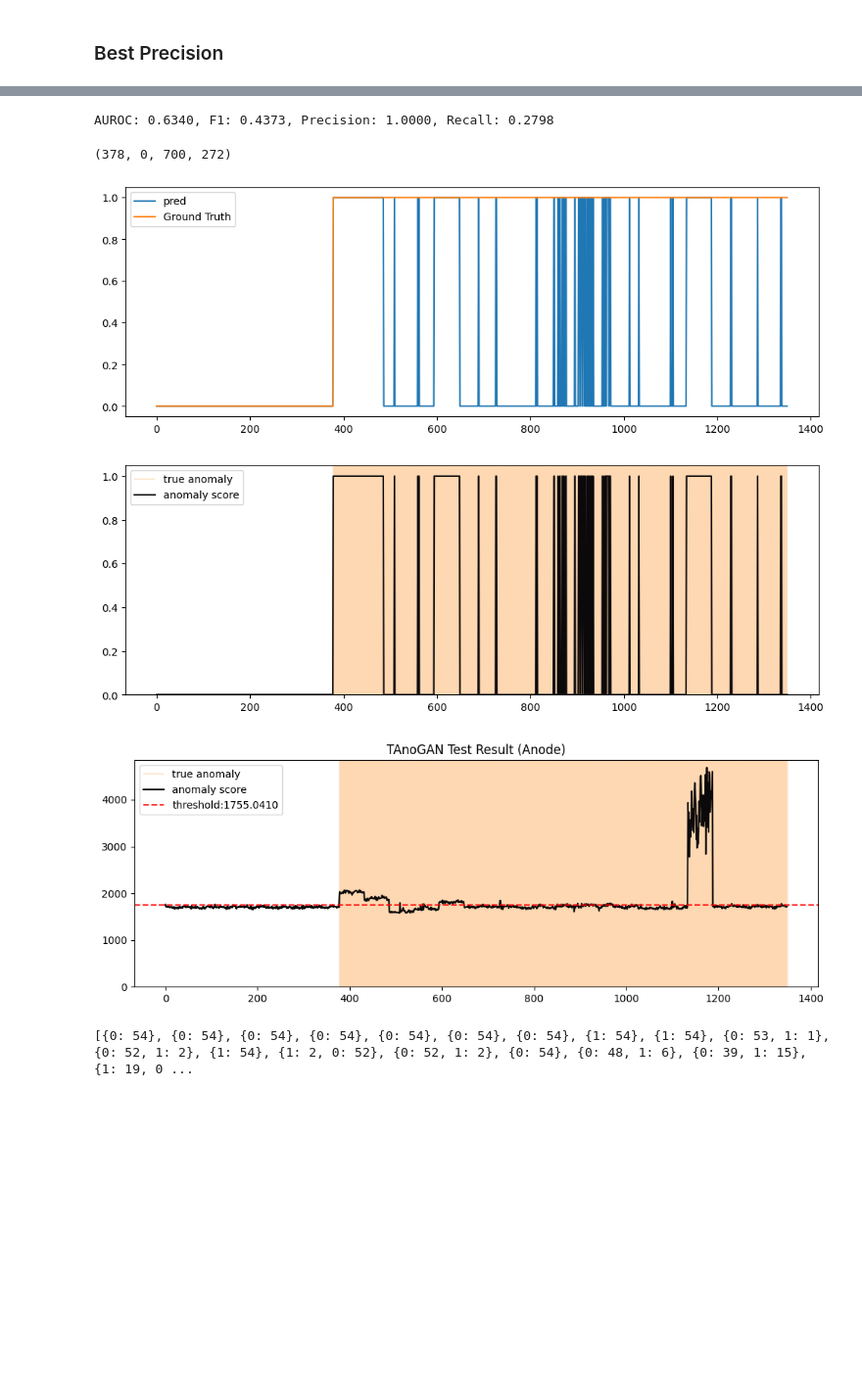
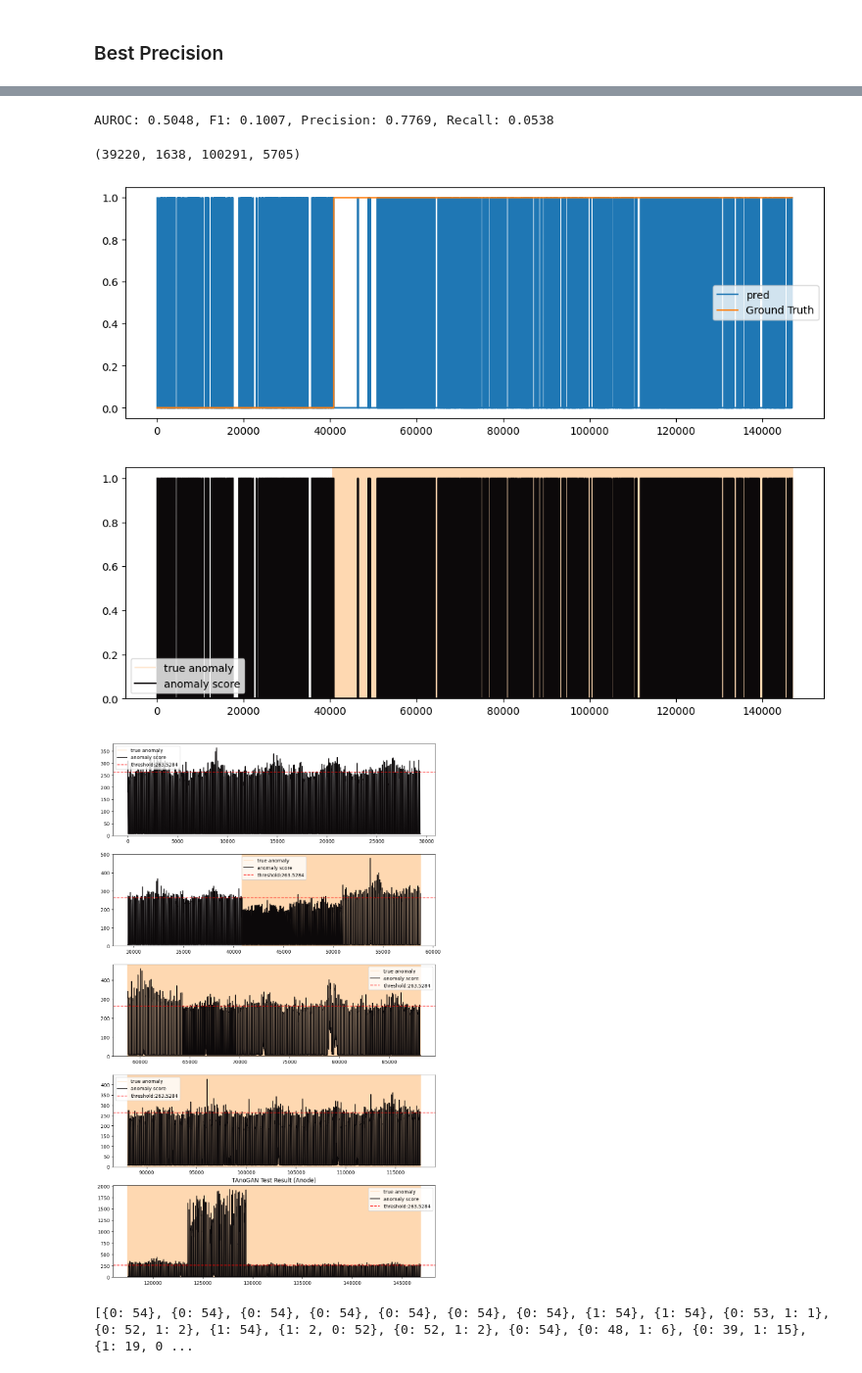
Before and after one commit to DSBA-Lab/Project_LG_Welding_AD, a Jupyter notebook: src/TAnoGAN_Anode.ipynb, the cells around one changed output, grey strips where cells are left out. Shown at 98% size. Saved outputs shown, nothing was run; the diff lists cells and outputs as text; code cells hidden in the pictures; blank space fills up the shorter version.

```diff
--- a/src/TAnoGAN_Anode.ipynb
+++ b/src/TAnoGAN_Anode.ipynb
@@ -270,7 +273,7 @@ def bp_search(score, label, start, end=None, step_num=1, display_freq=1, K=0, ve
             print("cur thr: ", threshold, target, m, m_t)
     return m, m_t
 # %%
-result = pd.read_csv('./Test_AD_results_Anode.csv')
+result = pd.read_csv('./Test_AD_results_endtoend.csv')
 # %%
 anomaly_score = result['score']
 ground_truth = result['true_label']
@@ -333,21 +352,21 @@ print(bead_counter)
                                                                 label = ground_truth,
                                                                 start = min(anomaly_score),
                                                                 end = np.percentile(anomaly_score, 95),
-                                                                step_num = 10000,
+                                                                step_num = 1000,
                                                                 K = 100,
                                                                 verbose = False
                                                                 )
 
 print(f'AUROC: {AUROC:.4f}, F1: {f1:.4f}, Precision: {precision:.4f}, Recall: {recall:.4f}')
 # %% [output]
-AUROC: 0.6340, F1: 0.4373, Precision: 1.0000, Recall: 0.2798
+AUROC: 0.5048, F1: 0.1007, Precision: 0.7769, Recall: 0.0538
 # %%
 pred = (anomaly_score>threshold).astype(int)
 
 tn, fp, fn, tp = confusion_matrix(ground_truth, pred).ravel()
 (tn, fp, fn, tp)
 # %% [output]
-(378, 0, 700, 272)
+(39220, 1638, 100291, 5705)
 # %%
 fig = plt.figure(figsize=(12, 4))
 plt.plot(pred, label='pred')
@@ -355,18 +374,18 @@ plt.plot(ground_truth, label='Ground Truth')
 plt.legend()
 plt.show()
 # %% [output]
-[figure, old version]
+[figure, new version]
 # %%
 check_graph(pred, np.array(ground_truth))
 plt.show()
 # %% [output]
-[figure, old version]
+[figure, new version]
 # %%
-check_graph(anomaly_score, ground_truth,1,threshold)
+check_graph(np.array(anomaly_score), ground_truth,5,threshold)
 plt.title('TAnoGAN Test Result (Anode)')
 plt.show()
 # %% [output]
-[figure, old version]
+[figure, new version]
 # %%
 bead_counter = []
 for i in range(len(pred)//54):
```
Also changed, not shown: parts of 41 cells of this notebook, 51 other files.
